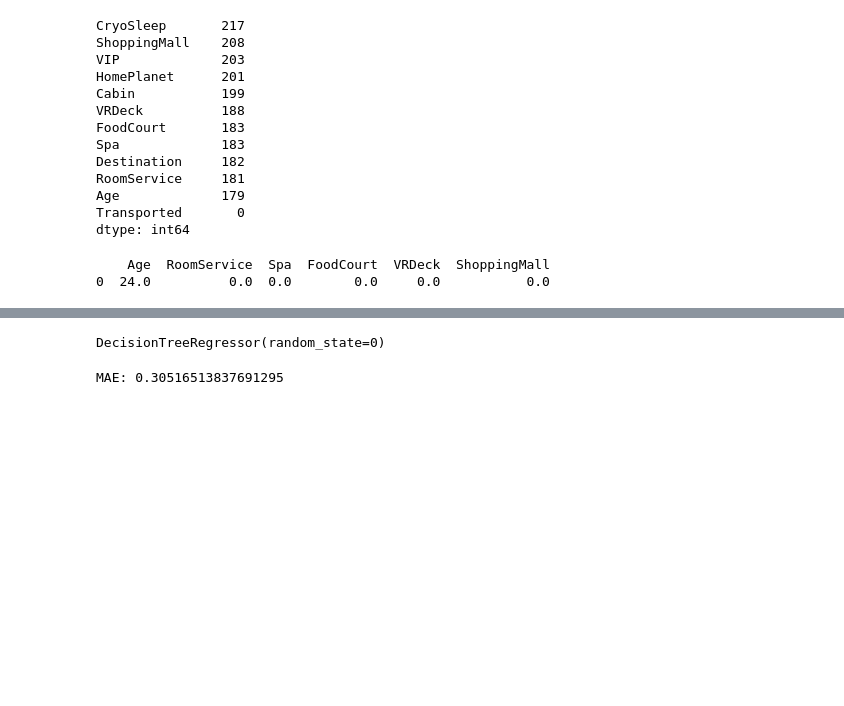
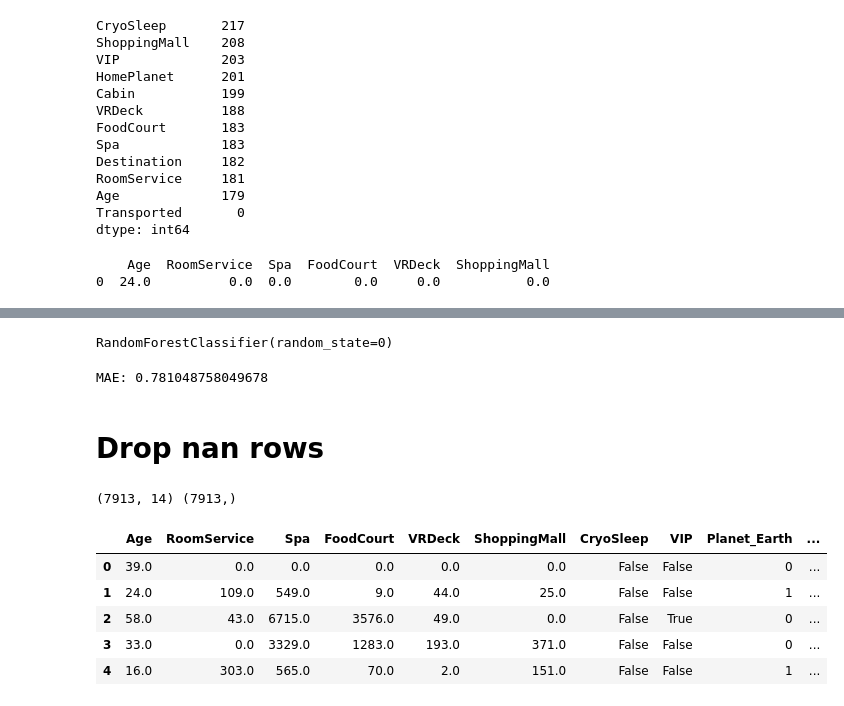
Before and after one commit to JasonQuantrill/Spaceship-Titanic-ML, a Jupyter notebook: spaceship-titanic.ipynb, the cells around one changed output, grey strips where cells are left out. Drawn from its saved outputs; the diff is of its cells as text; code cells hidden in the pictures; blank space fills up the shorter version.

```diff
--- a/spaceship-titanic.ipynb
+++ b/spaceship-titanic.ipynb
@@ -190,19 +179,23 @@ dtype: int64
 # Split training and validation data
 train_X, val_X, train_y, val_y = train_test_split(X, y, random_state=0)
 # %%
-# Specify DecisionTreeRegressor model
-DTR = DecisionTreeRegressor(random_state=0)
+# Specify RandomForestClassifier model
+RFC = RandomForestClassifier(random_state=0)
 
 # Fit DecisionTreeRegressor model with data
-DTR.fit(train_X, train_y)
+RFC.fit(train_X, train_y)
 # %% [output]
-DecisionTreeRegressor(random_state=0)
+RandomForestClassifier(random_state=0)
 # %%
 # Make predictions with model
-val_pred = DTR.predict(val_X)
+val_pred = RFC.predict(val_X)
+
+# val_pred
 
 # Calculate MAE
-DTR_MAE = mean_absolute_error(val_y, val_pred)
-print(f'MAE: {DTR_MAE}')
+RFC_accuracy = accuracy_score(val_y, val_pred)
+print(f'MAE: {RFC_accuracy}')
 # %% [output]
-MAE: 0.30516513837691295
+MAE: 0.781048758049678
+# %% [markdown]
+# **Drop nan rows**
@@ -208,0 +237,44 @@ MAE: 0.30516513837691295
+# %%
+# remaining features
+new_features = ['HomePlanet',
+             'CryoSleep',
+             #'Cabin',
+             'Destination',
+             'VIP']
+
+# add feature columns to dataframe
+for feature in new_features:
+    X[feature] = space_data[feature]
+
+# combine first set of features, new feature set, and target columns to prepare for dropping NaN rows
+data = X
+for feature in new_features:
+    data[feature] = space_data[feature]
+data['y'] = y
+
+# drop nan rows
+data = data.dropna()
+
+# split feature and target columns
+X_1 = data.drop(labels='y', axis=1)
+y_1 = data['y']
+
+# one hot encoding for necessary features
+home_planet_OHC = pd.get_dummies(X_1.HomePlanet, prefix='Planet')
+destination_OHC = pd.get_dummies(X_1.Destination, prefix='Dest')
+
+X_1 = X_1.drop(labels=['HomePlanet', 'Destination'], axis=1)
+# X_1 = data.drop(labels=['HomePlanet', 'Cabin'], axis=1)
+
+X_1 = pd.concat([X_1, home_planet_OHC, destination_OHC], axis=1)
+
+print(X_1.shape, y_1.shape)
+X_1.head()
+# %% [output]
+(7913, 14) (7913,)
+|  | Age | RoomService | Spa | FoodCourt | VRDeck | ShoppingMall | CryoSleep | VIP | Planet_Earth | ... |
+| 0 | 39.0 | 0.0 | 0.0 | 0.0 | 0.0 | 0.0 | False | False | 0 | ... |
+| 1 | 24.0 | 109.0 | 549.0 | 9.0 | 44.0 | 25.0 | False | False | 1 | ... |
+| 2 | 58.0 | 43.0 | 6715.0 | 3576.0 | 49.0 | 0.0 | False | True | 0 | ... |
+| 3 | 33.0 | 0.0 | 3329.0 | 1283.0 | 193.0 | 371.0 | False | False | 0 | ... |
+| 4 | 16.0 | 303.0 | 565.0 | 70.0 | 2.0 | 151.0 | False | False | 1 | ... |
```
Also changed, not shown: parts of 13 cells of this notebook.
